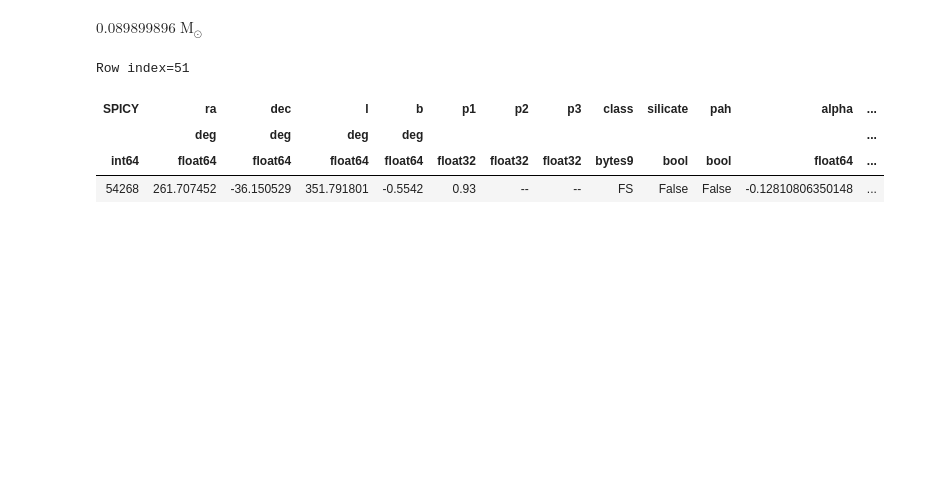
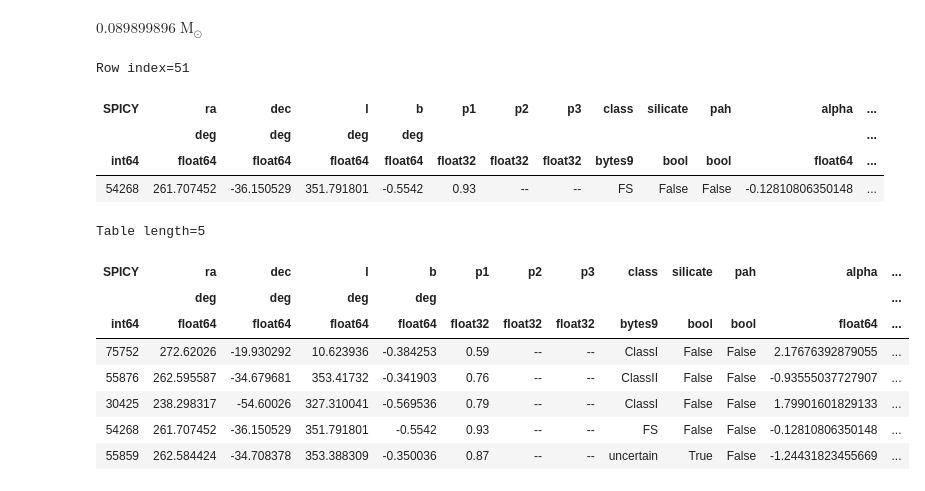
Before and after one commit to keflavich/SPICY_ALMAIMF, a Jupyter notebook: SPICY 54268 (Source 2).ipynb, the cells around one changed output. Drawn from its saved outputs; the diff is of its cells as text; code cells hidden in the pictures; blank space fills up the shorter version.

Commit message:
added some table writing convenience functions to Sydney's notebook

```diff
--- a/SPICY 54268 (Source 2).ipynb
+++ b/SPICY 54268 (Source 2).ipynb
@@ -1094,7 +1142,7 @@ tbl['Temperature standard deviation'] = np.nan
 tbl['Temperature Median'] = np.nan
 tbl['Temperature MAD'] = np.nan
 
-tbl['Temperature mean'][51] = star_temp_mean
+tbl['Temperature mean'][index] = star_temp_mean
 tbl['Temperature standard deviation'][51] = star_temp_std
 tbl['Temperature Median'][51] = star_temp_med
 tbl['Temperature MAD'][51] = star_temp_mad
@@ -1166,3 +1214,15 @@ Row index=51
 |  | deg | deg | deg | deg |  |  |  |  |  |  |  | ... |
 | int64 | float64 | float64 | float64 | float64 | float32 | float32 | float32 | bytes9 | bool | bool | float64 | ... |
 | 54268 | 261.707452 | -36.150529 | 351.791801 | -0.5542 | 0.93 | -- | -- | FS | False | False | -0.12810806350148 | ... |
+# %%
+tbl[48:53]
+# %% [output]
+Table length=5
+| SPICY | ra | dec | l | b | p1 | p2 | p3 | class | silicate | pah | alpha | ... |
+|  | deg | deg | deg | deg |  |  |  |  |  |  |  | ... |
+| int64 | float64 | float64 | float64 | float64 | float32 | float32 | float32 | bytes9 | bool | bool | float64 | ... |
+| 75752 | 272.62026 | -19.930292 | 10.623936 | -0.384253 | 0.59 | -- | -- | ClassI | False | False | 2.17676392879055 | ... |
+| 55876 | 262.595587 | -34.679681 | 353.41732 | -0.341903 | 0.76 | -- | -- | ClassII | False | False | -0.93555037727907 | ... |
+| 30425 | 238.298317 | -54.60026 | 327.310041 | -0.569536 | 0.79 | -- | -- | ClassI | False | False | 1.79901601829133 | ... |
+| 54268 | 261.707452 | -36.150529 | 351.791801 | -0.5542 | 0.93 | -- | -- | FS | False | False | -0.12810806350148 | ... |
+| 55859 | 262.584424 | -34.708378 | 353.388309 | -0.350036 | 0.87 | -- | -- | uncertain | True | False | -1.24431823455669 | ... |
```
Also changed, not shown: parts of 12 cells of this notebook.
